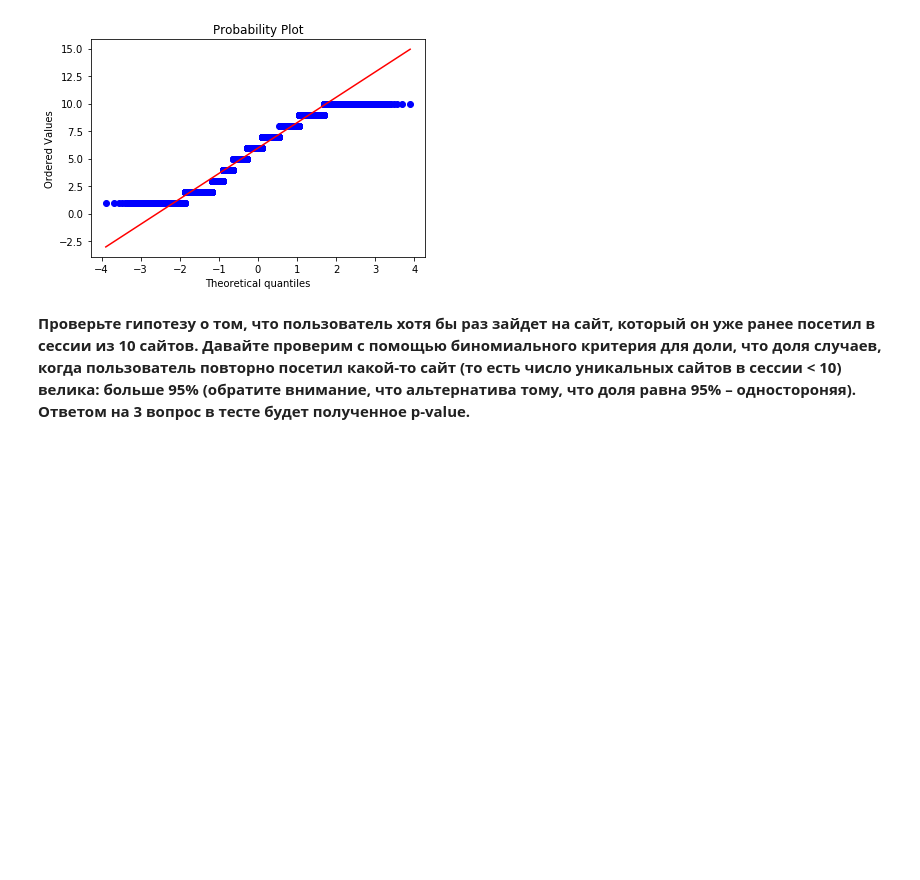
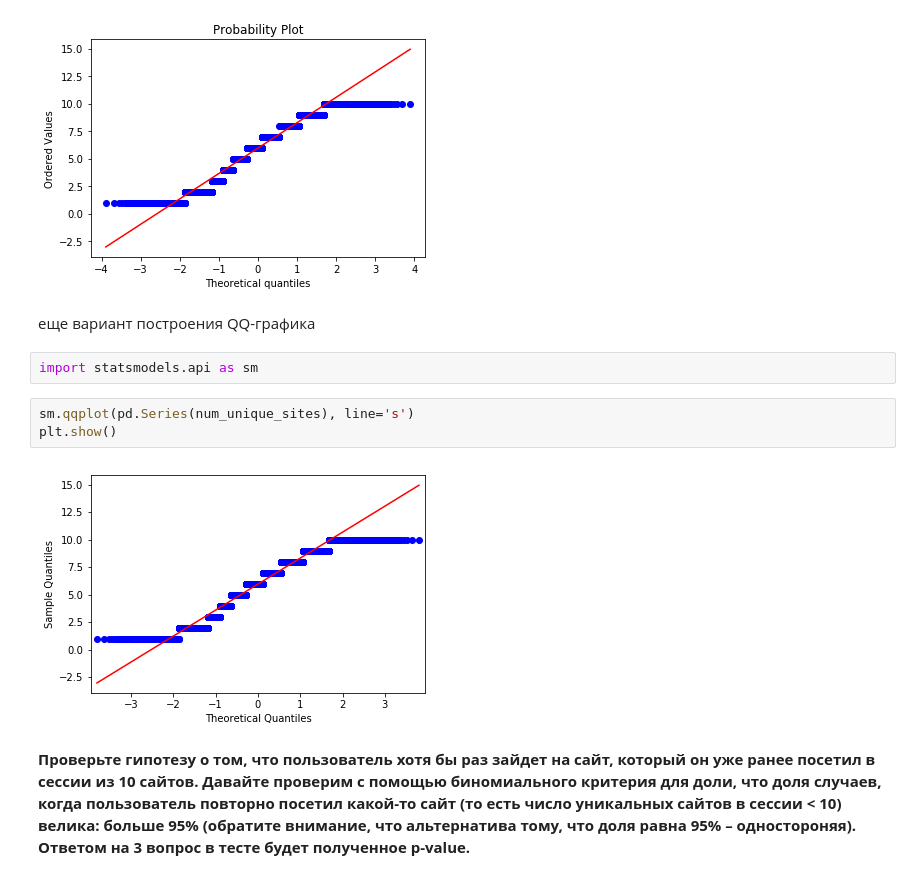
Before and after one commit to shereshevskiy/mlcourse_open, a Jupyter notebook: jupyter_notebooks/project_alice/[MyAlice]_week2_analysis_hypotheses.ipynb, the cells around one changed output. Cells and saved outputs as stored; diff of their text form; blank space fills up the shorter version.

```diff
--- a/jupyter_notebooks/project_alice/[MyAlice]_week2_analysis_hypotheses.ipynb
+++ b/jupyter_notebooks/project_alice/[MyAlice]_week2_analysis_hypotheses.ipynb
@@ -411,6 +411,15 @@ stats.probplot(pd.Series(num_unique_sites), dist="norm", plot=plt)
 plt.show()
 # %% [output]
 [figure]
+# %% [markdown]
+еще вариант построения QQ-графика
+# %%
+import statsmodels.api as sm
+# %%
+sm.qqplot(pd.Series(num_unique_sites), line='s')
+plt.show()
+# %% [output]
+[figure, added]
 # %% [markdown]
 **Проверьте гипотезу о том, что пользователь хотя бы раз зайдет на сайт, который он уже ранее посетил в сессии из 10 сайтов. Давайте проверим с помощью биномиального критерия для доли, что доля случаев, когда пользователь повторно посетил какой-то сайт (то есть число уникальных сайтов в сессии < 10) велика: больше 95% (обратите внимание, что альтернатива тому, что доля равна 95% –  одностороняя). Ответом на 3 вопрос в тесте будет полученное p-value.**
 # %% [markdown]
```
Also changed, not shown: 27 other files.
